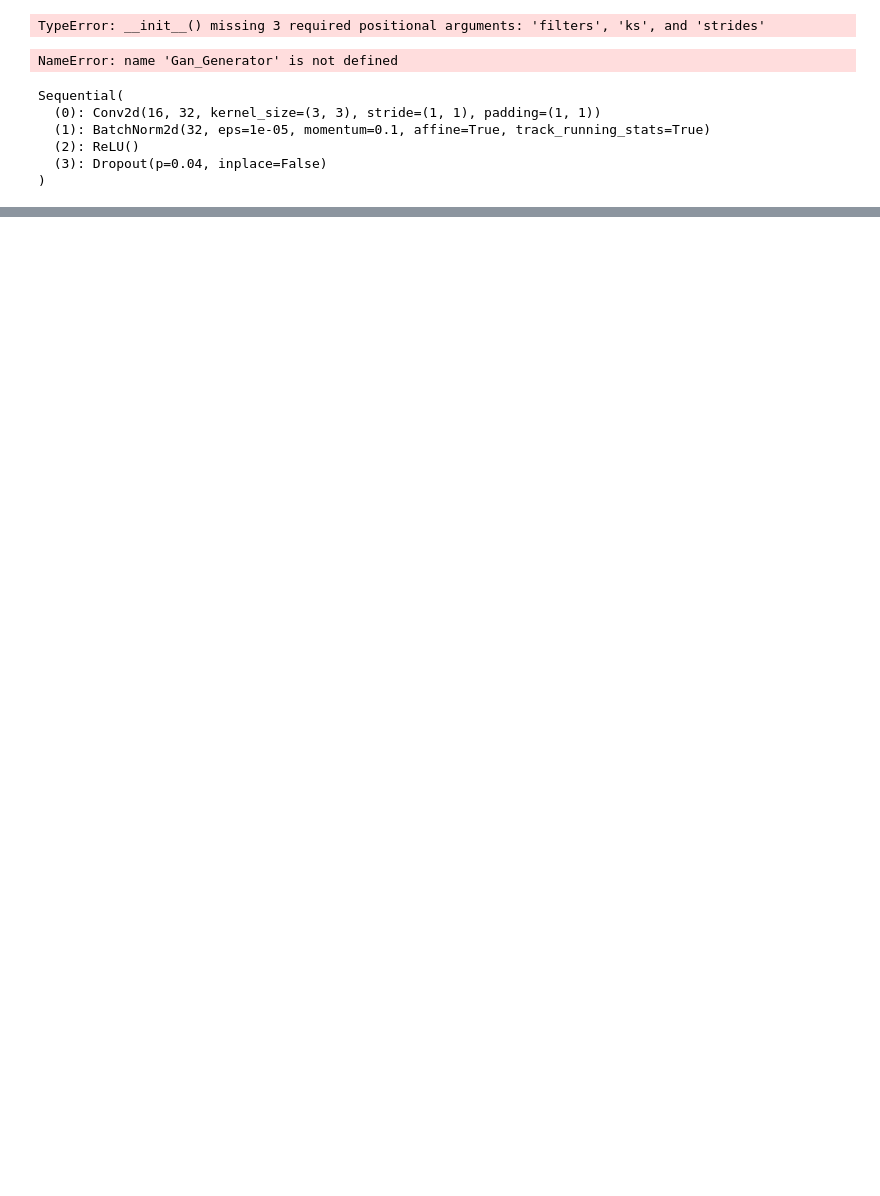
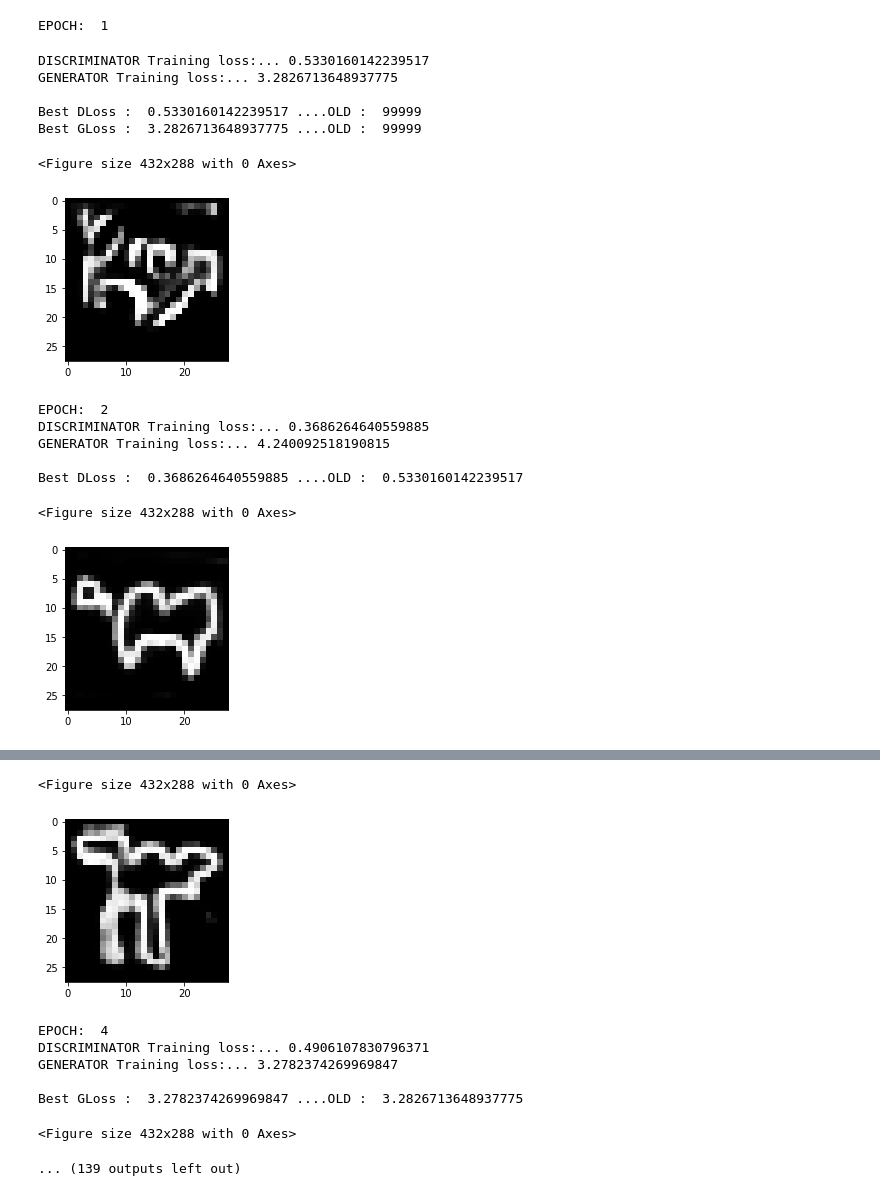
Before and after one commit to tony-mtz/dcgans, a Jupyter notebook: gans_train.ipynb, the cells around one changed output, grey strips where cells are left out. Drawn from its saved outputs; the diff is of its cells as text; code cells hidden in the pictures; blank space fills up the shorter version.

```diff
--- a/gans_train.ipynb
+++ b/gans_train.ipynb
@@ -24,20 +25,44 @@ batch_size = 128
 train_loader = torch.utils.data.DataLoader(dataset=dataset_train,
                                            batch_size=batch_size,
                                            shuffle=True)
-# %%
-gans.Gan_Discriminator()
-# %% [output]
-TypeError: __init__() missing 3 required positional arguments: 'filters', 'ks', and 'strides'
-# %%
-Gan_Generator()
-# %% [output]
-NameError: name 'Gan_Generator' is not defined
-# %%
-conv_layer(16,32)
-# %% [output]
-Sequential(
-  (0): Conv2d(16, 32, kernel_size=(3, 3), stride=(1, 1), padding=(1, 1))
-  (1): BatchNorm2d(32, eps=1e-05, momentum=0.1, affine=True, track_running_stats=True)
-  (2): ReLU()
-  (3): Dropout(p=0.04, inplace=False)
-)
+# %%
+discriminator = gans.Gan_Discriminator([64,64,128,128], [3,3,3,3], [2,2,2,1])
+discriminator.cuda()
+discr_opt = torch.optim.Adam(discriminator.parameters(), lr=.0008)
+criterion = nn.BCELoss()
+
+generator = gans.Gan_Generator((64,7,7), [2,2,1,1], [128,64,64,1], [3,3,3,3], [1,1,1,1])
+generator.cuda()
+gen_opt = torch.optim.Adam(generator.parameters(), lr=.0004)
+# %%
+epochs = 50
+save_path = 'exp/camel_gans1/'
+save_last = True
+hist = train_loop(
+                train_loader,
+                epochs,
+                discriminator,
+                generator,
+                discr_opt,
+                gen_opt,
+                criterion,
+                save_path,
+                save_last,
+                show_img=True
+                )
+# %% [output]
+EPOCH:  1
+DISCRIMINATOR Training loss:... 0.5330160142239517
+GENERATOR Training loss:... 3.2826713648937775
+
+Best DLoss :  0.5330160142239517 ....OLD :  99999
+Best GLoss :  3.2826713648937775 ....OLD :  99999
+<Figure size 432x288 with 0 Axes>
+[figure, added]
+EPOCH:  2
+DISCRIMINATOR Training loss:... 0.3686264640559885
+GENERATOR Training loss:... 4.240092518190815
+
+Best DLoss :  0.3686264640559885 ....OLD :  0.5330160142239517
+<Figure size 432x288 with 0 Axes>
+[figure, added]
@@ -43,0 +72,9 @@ Sequential(
+<Figure size 432x288 with 0 Axes>
+[figure, added]
+EPOCH:  4
+DISCRIMINATOR Training loss:... 0.4906107830796371
+GENERATOR Training loss:... 3.2782374269969847
+
+Best GLoss :  3.2782374269969847 ....OLD :  3.2826713648937775
+<Figure size 432x288 with 0 Axes>
+... (139 outputs left out)
```
Also changed, not shown: parts of 4 cells of this notebook, 4 other files.
